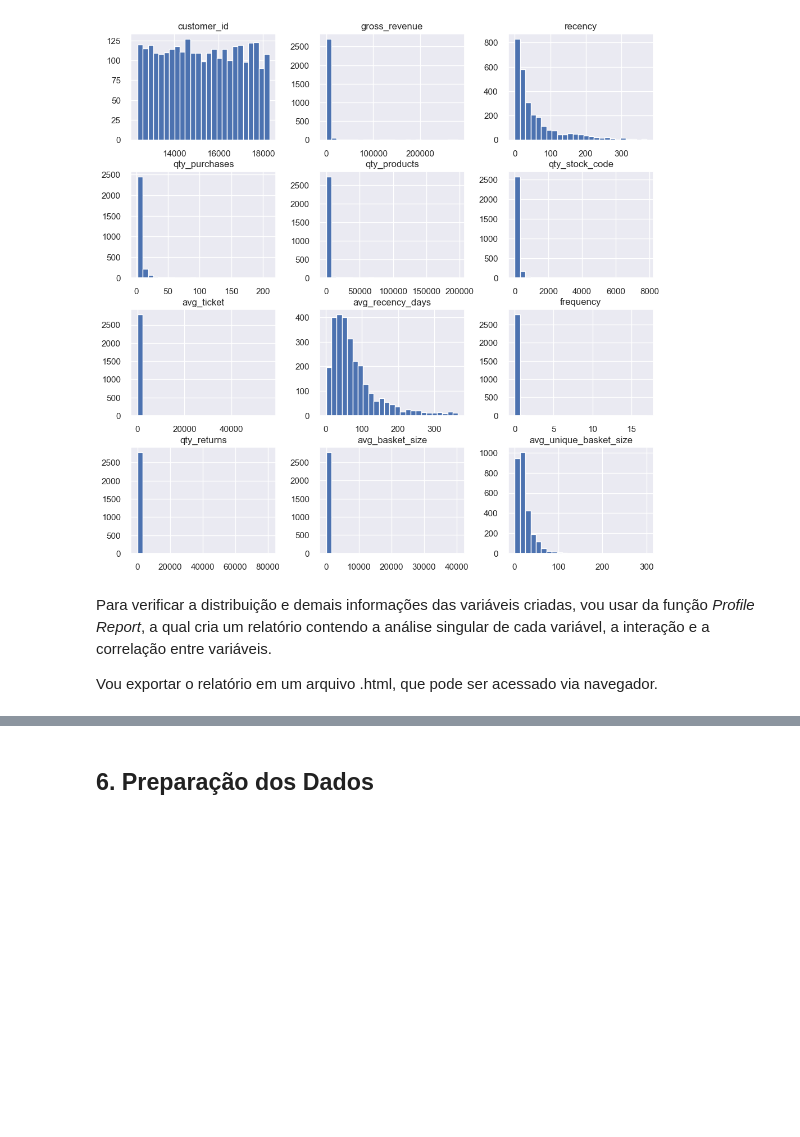
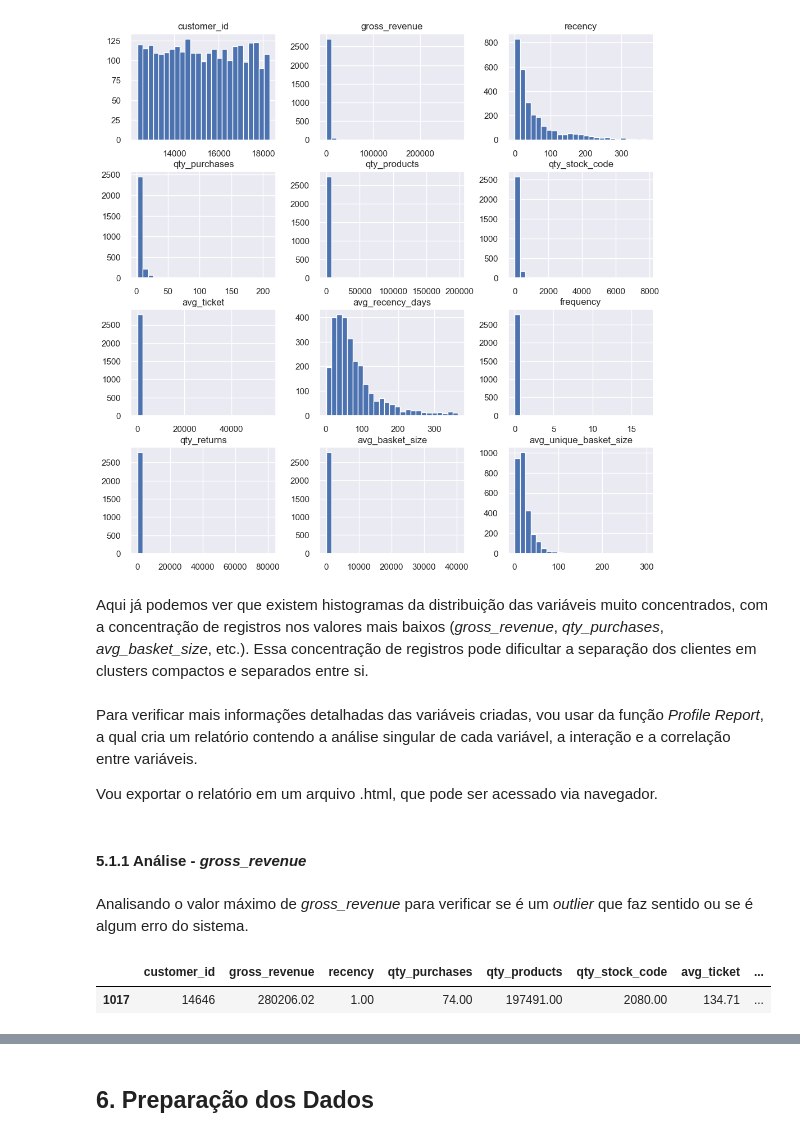
Before and after one commit to doegemon/PA004_high_value_customers_identification, a Jupyter notebook: notebooks/insiders_club.ipynb, the cells around one changed output, grey strips where cells are left out. Cells and saved outputs as stored; diff of their text form; code cells hidden in the pictures; blank space fills up the shorter version.

```diff
--- a/notebooks/insiders_club.ipynb
+++ b/notebooks/insiders_club.ipynb
@@ -895,10 +899,21 @@ df4.describe()
 df4.hist(bins=25);
 # %% [output]
 [figure]
+# %% [markdown]
+Aqui já podemos ver que existem histogramas da distribuição das variáveis muito concentrados, com a concentração de registros nos valores mais baixos (*gross_revenue*, *qty_purchases*, *avg_basket_size*, etc.). Essa concentração de registros pode dificultar a separação dos clientes em clusters compactos e separados entre si.
 # %% [markdown]
-Para verificar a distribuição e demais informações das variáveis criadas, vou usar da função *Profile Report*, a qual cria um relatório contendo a análise singular de cada variável, a interação e a correlação entre variáveis.
+Para verificar mais informações detalhadas das variáveis criadas, vou usar da função *Profile Report*, a qual cria um relatório contendo a análise singular de cada variável, a interação e a correlação entre variáveis.
 
 Vou exportar o relatório em um arquivo .html, que pode ser acessado via navegador.
 # %%
 report = ProfileReport(df4)
 report.to_file('../reports/report.html')
+# %% [markdown]
+#### 5.1.1 Análise - *gross_revenue*
+# %% [markdown]
+Analisando o valor máximo de *gross_revenue* para verificar se é um *outlier* que faz sentido ou se é algum erro do sistema.
+# %%
+df4.loc[df4['gross_revenue'] == 280206.02, :]
+# %% [output]
+|  | customer_id | gross_revenue | recency | qty_purchases | qty_products | qty_stock_code | avg_ticket | ... |
+| 1017 | 14646 | 280206.02 | 1.00 | 74.00 | 197491.00 | 2080.00 | 134.71 | ... |
```
Also changed, not shown: parts of 15 cells of this notebook.
